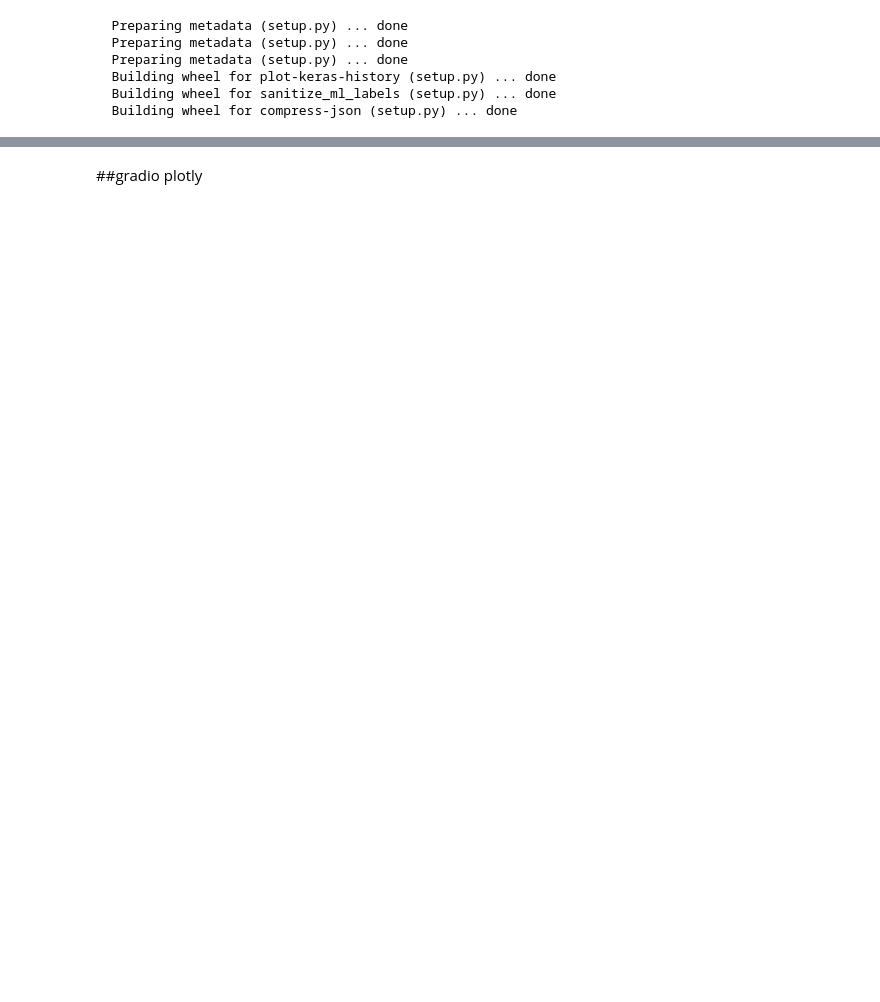
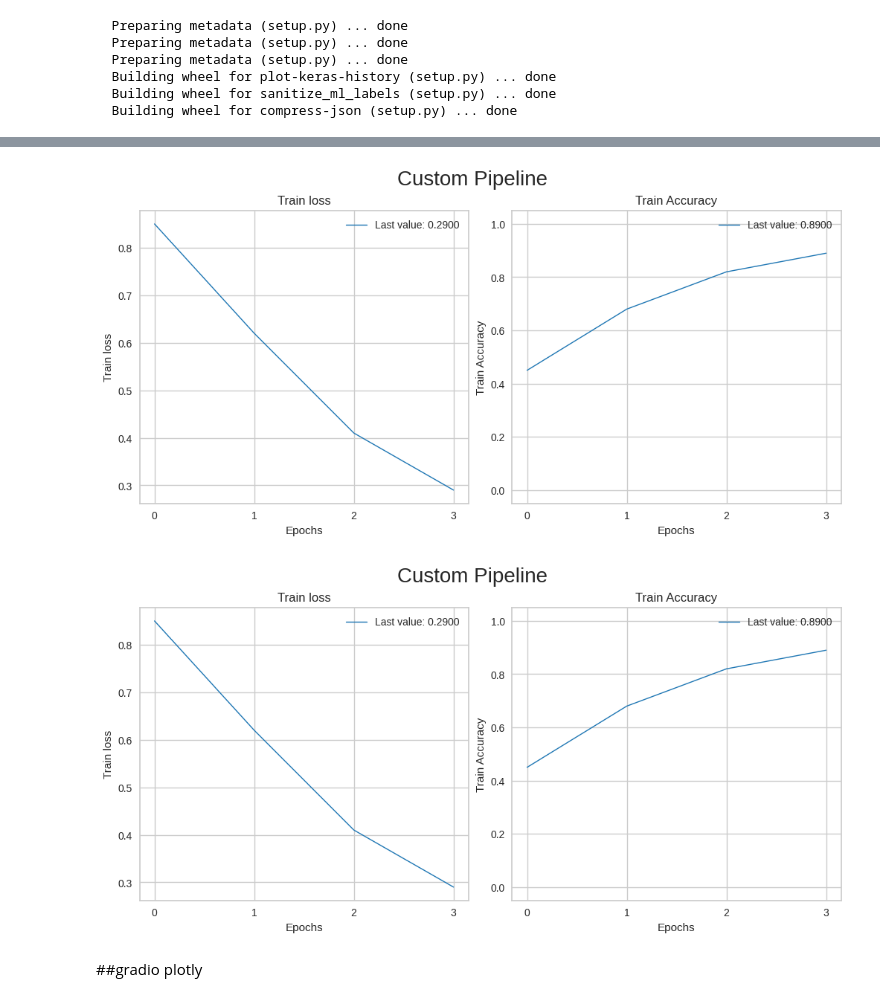
Before and after one commit to MinyaevAndrey/MYPETS, a Jupyter notebook: metrics.ipynb, the cells around one changed output, grey strips where cells are left out. Saved outputs shown, nothing was run; the diff lists cells and outputs as text; code cells hidden in the pictures; blank space fills up the shorter version.

```diff
--- a/metrics.ipynb
+++ b/metrics.ipynb
@@ -82,3 +111,22 @@ show_history(history)
+# %%
+import pandas as pd
+from plot_keras_history import show_history
+
+my_metrics = {
+    "train_loss": [0.85, 0.62, 0.41, 0.29],
+    "val_loss":   [0.91, 0.70, 0.55, 0.48],
+    "train_acc":  [0.45, 0.68, 0.82, 0.89],
+    "val_acc":    [0.41, 0.65, 0.79, 0.85]
+}
+
+# Вариант 1: прямой dict (работает в v2+)
+show_history(my_metrics, title="Custom Pipeline")
+
+# Вариант 2: DataFrame (самый надежный, гарантированно работает)
+show_history(pd.DataFrame(my_metrics), title="Custom Pipeline")
+# %% [output]
+[figure, added]
+[figure, added]
 # %% [markdown]
 ##gradio plotly
 # %%
```
Also changed, not shown: parts of 6 cells of this notebook.
